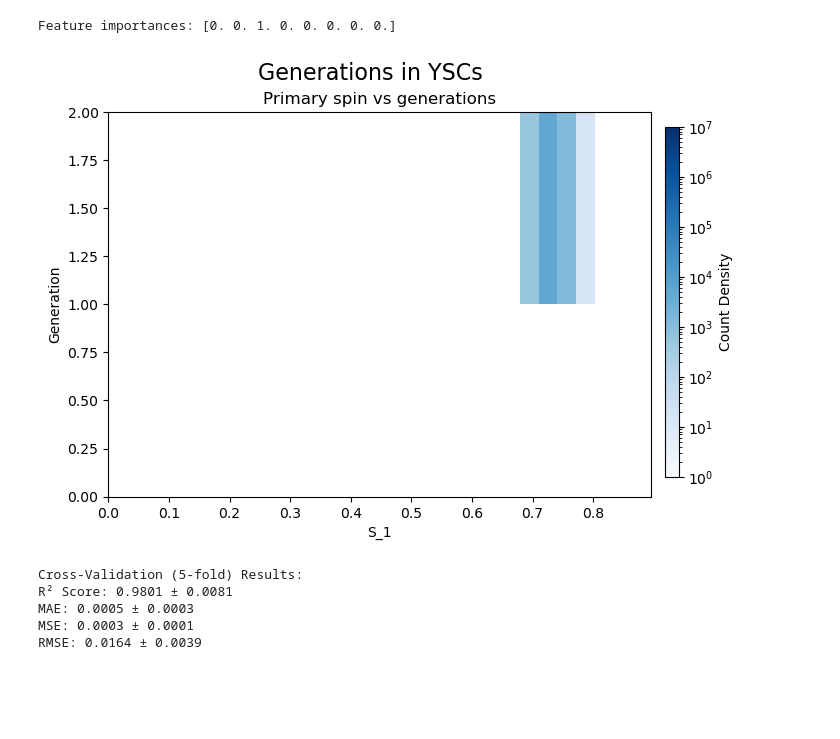
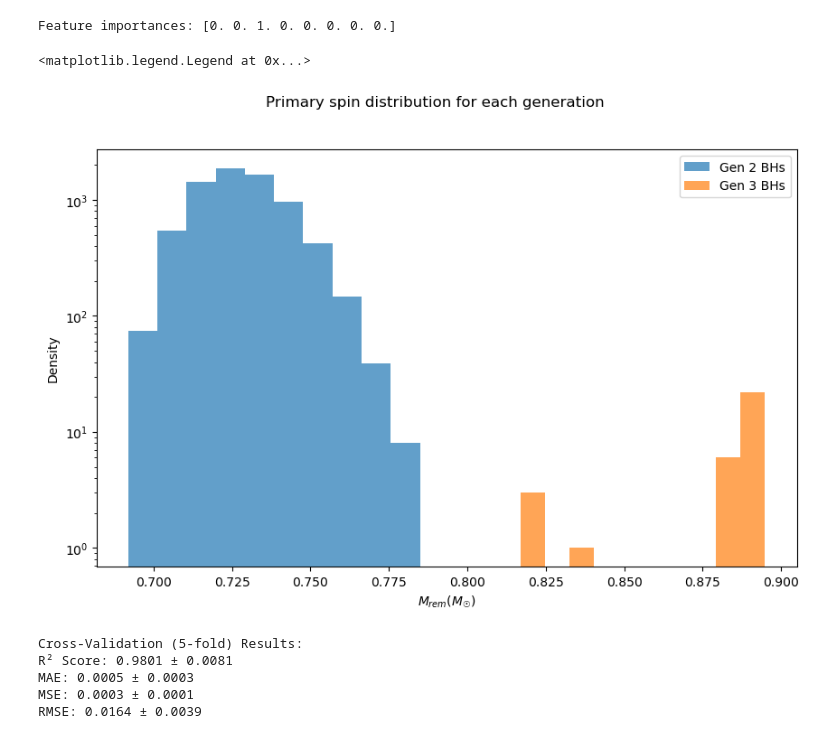
Before and after one commit to BelliLuigi/Hierarchical-mergers-of-black-holes, a Jupyter notebook: progetto.ipynb, the cells around one changed output. Saved outputs shown, nothing was run; the diff lists cells and outputs as text; code cells hidden in the pictures; blank space fills up the shorter version.

```diff
--- a/progetto.ipynb
+++ b/progetto.ipynb
@@ -280,31 +280,24 @@ MSE: 0.0000 ± 0.0000
 RMSE: 0.0013 ± 0.0014
 [figure]
 Feature importances: [0. 0. 1. 0. 0. 0. 0. 0.]
-# %%
-data = extractor('ysc')
-
-fig, ax = plt.subplots(1,1,figsize=(7,5))
-fig.suptitle("Generations in YSCs", fontsize=16)
-#Select first panel
-## Create custom log bins for period and masses
-gens = np.arange(data.gen.max())
-s_bins = np.linspace(0,data.S1.max(),len(gens)*10)
-
-hist = plt.hist2d(data.S1,data.gen,bins=(s_bins,gens), cmap="Blues", norm=colors.LogNorm( vmin=1, vmax=1e7))
-# Use LogNorm to have a log scale in colors, vmin and vmax corresponds to the minium and amaximum value to consider on the scale,
-# you can play with this number untile you are satisfied with the apparence of the plot
-plt.xscale("linear")
-plt.yscale("linear")
-plt.title('Primary spin vs generations')
-plt.xlabel(u'S_1')
-plt.ylabel(u'Generation')
-cbar_ax = fig.add_axes([0.92, 0.15, 0.02, 0.7])  # Adjust position [left, bottom, width, height]
-
-fig.colorbar(hist[3], cax=cbar_ax, label="Count Density")
-plt.show()
-del data
-# %% [output]
-[figure, removed]
+# %%
+data = extractor('ysc')
+
+data2 = data[data.gen == 2]
+data3 = data[data.gen == 3]
+
+
+fig, ax = plt.subplots(1,1, figsize=(10,6))
+fig.suptitle('Primary spin distribution for each generation')
+plt.hist(data2.S1, label='Gen 2 BHs', alpha=0.7)
+plt.hist(data3.S1, label ='Gen 3 BHs', alpha=0.7)
+plt.yscale('log')
+plt.xlabel(u'$M_{rem} (M_\u2609)$')
+plt.ylabel('Density')
+plt.legend()
+# %% [output]
+<matplotlib.legend.Legend at 0x...>
+[figure, added]
 # %%
 rndmfrst('gc', ['Srem','Mrem', 'kick', 'esca_v'], 'gen', 'Feature importance in predicting remnant generation in GCs')
 # %% [output]
```
Also changed, not shown: parts of 2 cells of this notebook, 1 other file.
